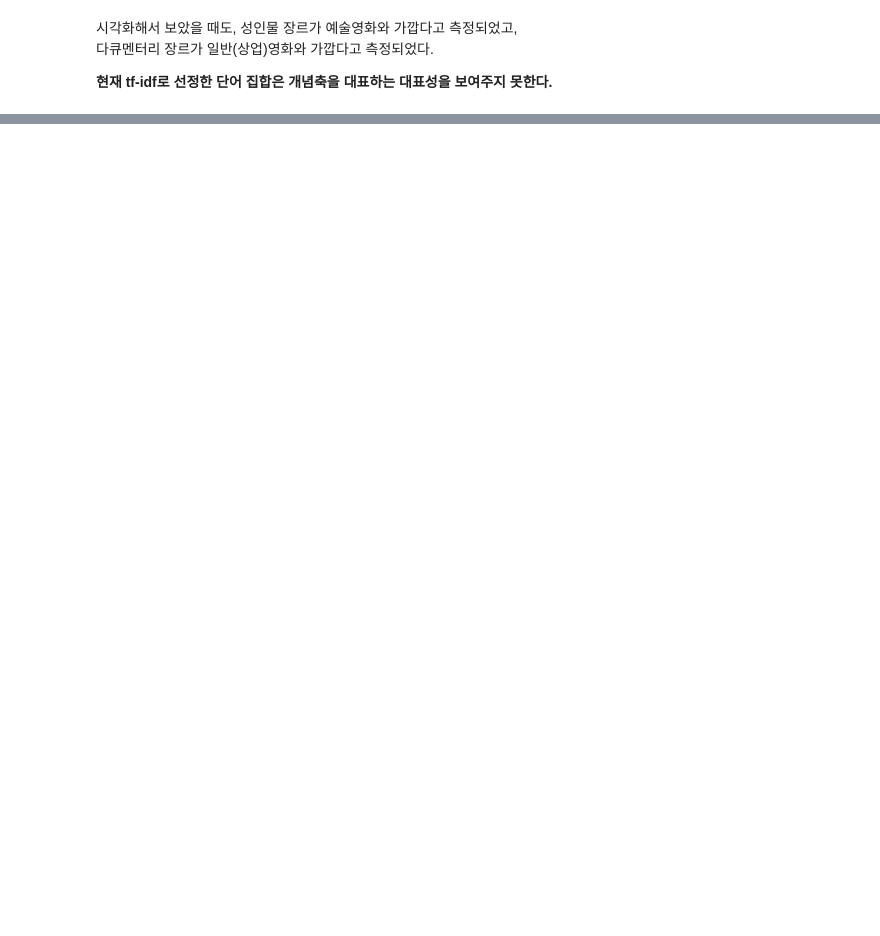
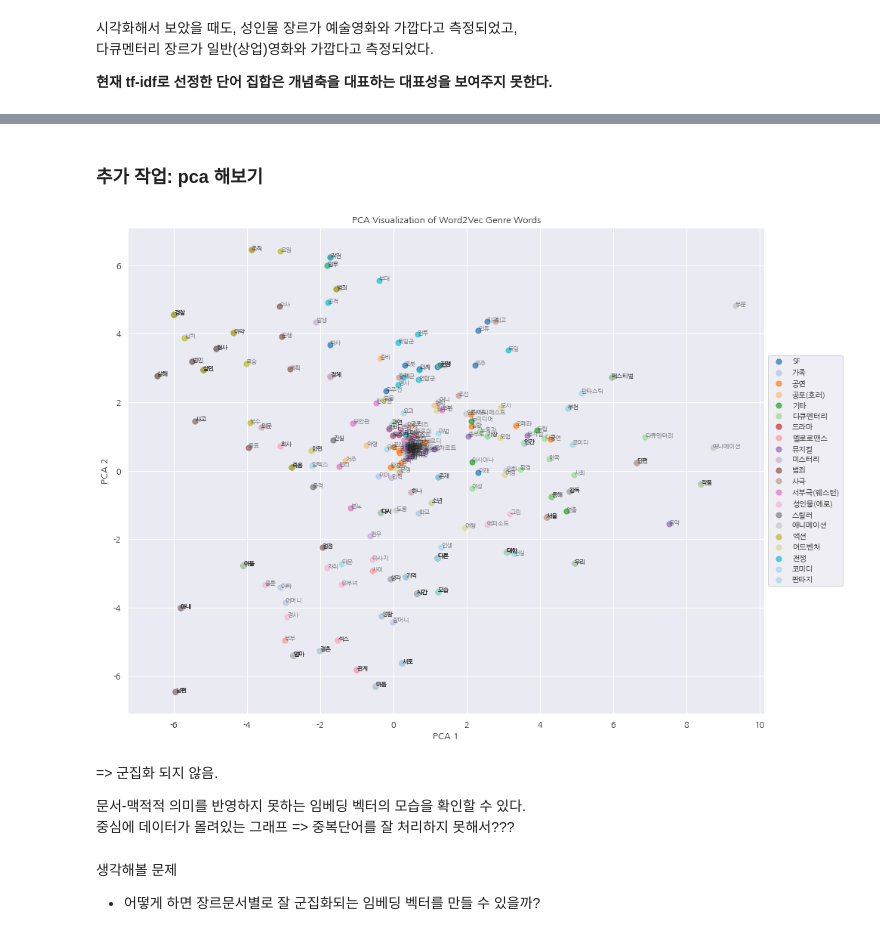
Before and after one commit to develop-insight/AIFFEL_quest_rs, a Jupyter notebook: GoingDeeper/Go03/measuring_bias_2025-05-15_Thur.ipynb, the cells around one changed output, grey strips where cells are left out. Saved outputs shown, nothing was run; the diff lists cells and outputs as text; code cells hidden in the pictures; blank space fills up the shorter version.

```diff
--- a/GoingDeeper/Go03/measuring_bias_2025-05-15_Thur.ipynb
+++ b/GoingDeeper/Go03/measuring_bias_2025-05-15_Thur.ipynb
@@ -171,8 +172,8 @@ for i in range(100):
 n = 15
 w1_, w2_ = [], []
 for i in range(100):
-    w1_.append(vectorizer_target.get_feature_names()[w1[i][0]])
-    w2_.append(vectorizer_target.get_feature_names()[w2[i][0]])
+    w1_.append(vectorizer_target.get_feature_names_out()[w1[i][0]])
+    w2_.append(vectorizer_target.get_feature_names_out()[w2[i][0]])
 
 # w1에만 있고 w2에는 없는, 예술영화를 잘 대표하는 단어를 15개 추출한다.
 target_art, target_gen = [], []
@@ -707,0 +717,61 @@ LSA, LDA로 문서를 대표하는 단어 집합을 추출하는 방법을 시
+# %% [markdown]
+### 추가 작업: pca 해보기
+# %%
+import matplotlib.pyplot as plt
+from sklearn.decomposition import PCA
+import numpy as np
+from gensim.models import Word2Vec
+
+# Word2Vec 학습
+# model = Word2Vec(sentences=tokenized, vector_size=100, window=5, min_count=3, sg=0)
+
+# 각 장르에서 유효한 단어만 필터링하여 벡터 추출
+all_words = []
+all_vectors = []
+all_labels = []
+
+for genre_idx, word_list in enumerate(attributes_filtered):
+    genre = genre_name[genre_idx]
+    for word in word_list:
+        if word in model.wv:  # 학습된 단어만 사용
+            all_words.append(word)
+            all_vectors.append(model.wv[word])
+            all_labels.append(genre)
+
+# PCA로 2차원 축소
+pca = PCA(n_components=2)
+reduced = pca.fit_transform(all_vectors)
+
+# 시각화
+plt.figure(figsize=(14, 10))
+
+# 장르별 다른 색으로 점 찍기
+unique_genres = sorted(set(all_labels))
+colors = plt.cm.get_cmap("tab20", len(unique_genres))
+
+for idx, genre in enumerate(unique_genres):
+    xs = [reduced[i, 0] for i in range(len(reduced)) if all_labels[i] == genre]
+    ys = [reduced[i, 1] for i in range(len(reduced)) if all_labels[i] == genre]
+    plt.scatter(xs, ys, label=genre, alpha=0.7, s=50, color=colors(idx))
+
+# 단어 라벨 표시 (선택적: 많을 경우 혼잡할 수 있음)
+for i, word in enumerate(all_words):
+    plt.text(reduced[i, 0], reduced[i, 1], word, fontsize=8, alpha=0.6)
+
+plt.title('PCA Visualization of Word2Vec Genre Words')
+plt.xlabel('PCA 1')
+plt.ylabel('PCA 2')
+plt.legend(loc='center left', bbox_to_anchor=(1, 0.5), fontsize='small')
+plt.grid(True)
+plt.tight_layout()
+plt.show()
+# %% [output]
+[figure, added]
+# %% [markdown]
+=> 군집화 되지 않음.
+
+문서-맥적적 의미를 반영하지 못하는 임베딩 벡터의 모습을 확인할 수 있다.
+중심에 데이터가 몰려있는 그래프 => 중복단어를 잘 처리하지 못해서???
+# %% [markdown]
+생각해볼 문제
+- 어떻게 하면 장르문서별로 잘 군집화되는 임베딩 벡터를 만들 수 있을까?
```
Also changed, not shown: parts of 14 cells of this notebook.
